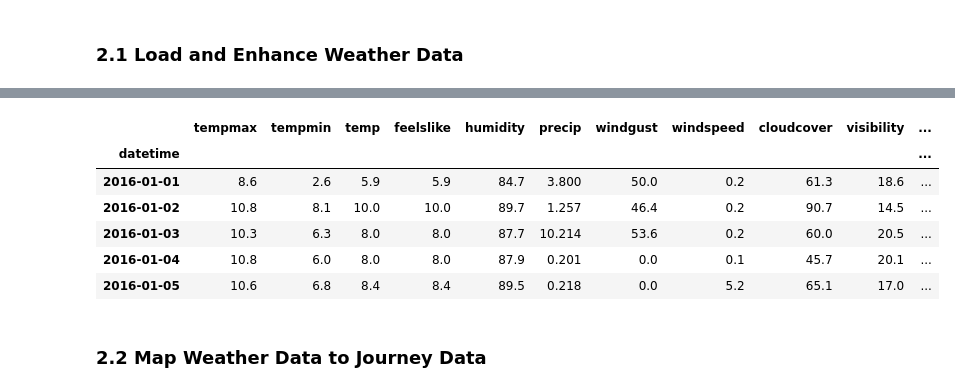
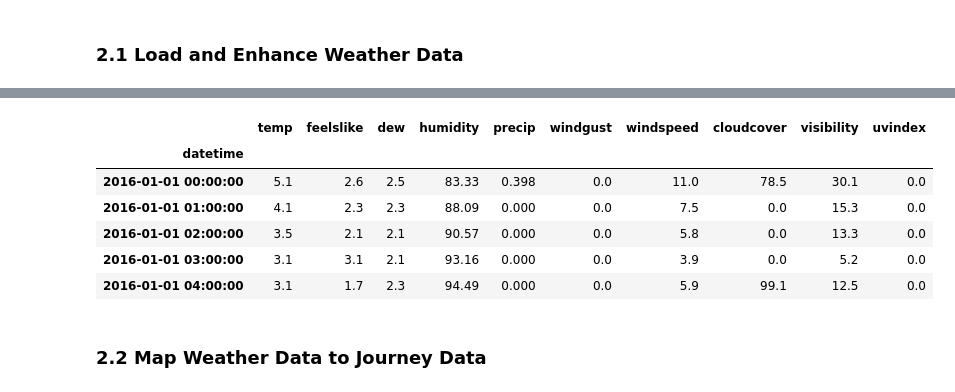
Before and after one commit to tabeaeggler/UrbanMobility, a Jupyter notebook: notebooks/03_journey_data_feature_engineering.ipynb, the cells around one changed output, grey strips where cells are left out. Cells and saved outputs as stored; diff of their text form; code cells hidden in the pictures.

Commit message:
added hourly data

```diff
--- a/notebooks/03_journey_data_feature_engineering.ipynb
+++ b/notebooks/03_journey_data_feature_engineering.ipynb
@@ -90,16 +77,17 @@ weather_df.head()
 # %%
-# clean and enhance weather data: add daylight_hours and replace NaN by 0
-
-weather_df = features.clean_enhance_weather_data(weather_df)
+# load data
+weather_df = pd.read_csv('../data/external/weather_london_hourly_2016-2022.csv', index_col=0, encoding='ISO-8859-1')
+weather_df.index = pd.to_datetime(weather_df.index)
+weather_df = weather_df.fillna(0)
 weather_df.head()
 # %% [output]
-|  | tempmax | tempmin | temp | feelslike | humidity | precip | windgust | windspeed | cloudcover | visibility | ... |
-| datetime |  |  |  |  |  |  |  |  |  |  | ... |
-| 2016-01-01 | 8.6 | 2.6 | 5.9 | 5.9 | 84.7 | 3.800 | 50.0 | 0.2 | 61.3 | 18.6 | ... |
-| 2016-01-02 | 10.8 | 8.1 | 10.0 | 10.0 | 89.7 | 1.257 | 46.4 | 0.2 | 90.7 | 14.5 | ... |
-| 2016-01-03 | 10.3 | 6.3 | 8.0 | 8.0 | 87.7 | 10.214 | 53.6 | 0.2 | 60.0 | 20.5 | ... |
-| 2016-01-04 | 10.8 | 6.0 | 8.0 | 8.0 | 87.9 | 0.201 | 0.0 | 0.1 | 45.7 | 20.1 | ... |
-| 2016-01-05 | 10.6 | 6.8 | 8.4 | 8.4 | 89.5 | 0.218 | 0.0 | 5.2 | 65.1 | 17.0 | ... |
+|  | temp | feelslike | dew | humidity | precip | windgust | windspeed | cloudcover | visibility | uvindex |
+| datetime |  |  |  |  |  |  |  |  |  |  |
+| 2016-01-01 00:00:00 | 5.1 | 2.6 | 2.5 | 83.33 | 0.398 | 0.0 | 11.0 | 78.5 | 30.1 | 0.0 |
+| 2016-01-01 01:00:00 | 4.1 | 2.3 | 2.3 | 88.09 | 0.000 | 0.0 | 7.5 | 0.0 | 15.3 | 0.0 |
+| 2016-01-01 02:00:00 | 3.5 | 2.1 | 2.1 | 90.57 | 0.000 | 0.0 | 5.8 | 0.0 | 13.3 | 0.0 |
+| 2016-01-01 03:00:00 | 3.1 | 3.1 | 2.1 | 93.16 | 0.000 | 0.0 | 3.9 | 0.0 | 5.2 | 0.0 |
+| 2016-01-01 04:00:00 | 3.1 | 1.7 | 2.3 | 94.49 | 0.000 | 0.0 | 5.9 | 99.1 | 12.5 | 0.0 |
 # %% [markdown]
 ### 2.2 Map Weather Data to Journey Data
 # %%
```
Also changed, not shown: parts of 12 cells of this notebook, 34 other files.
